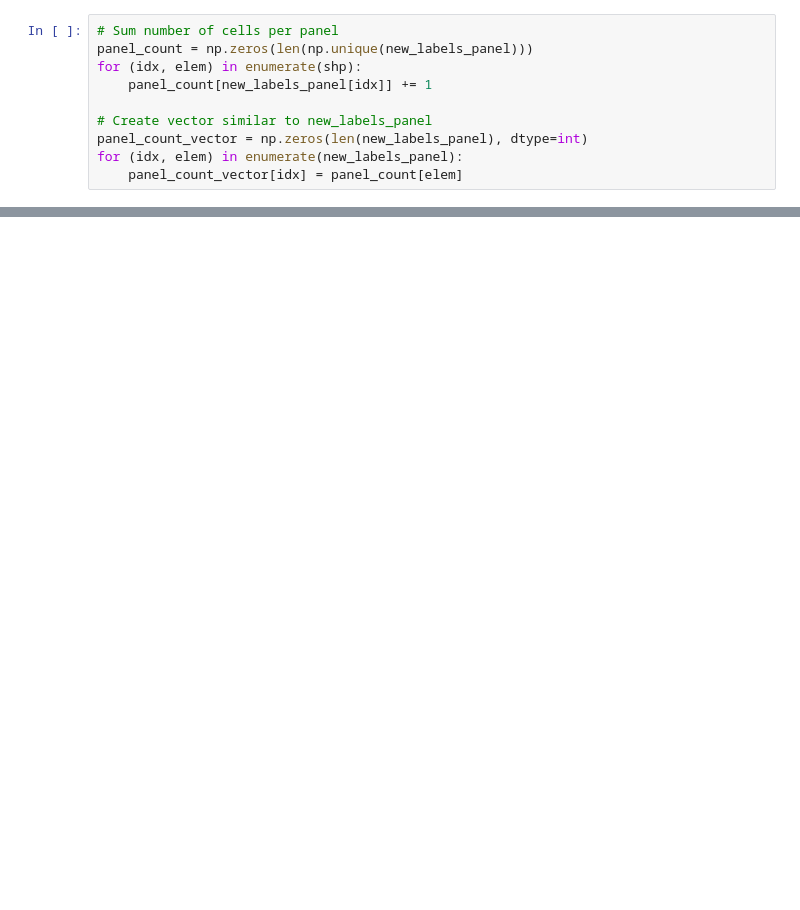
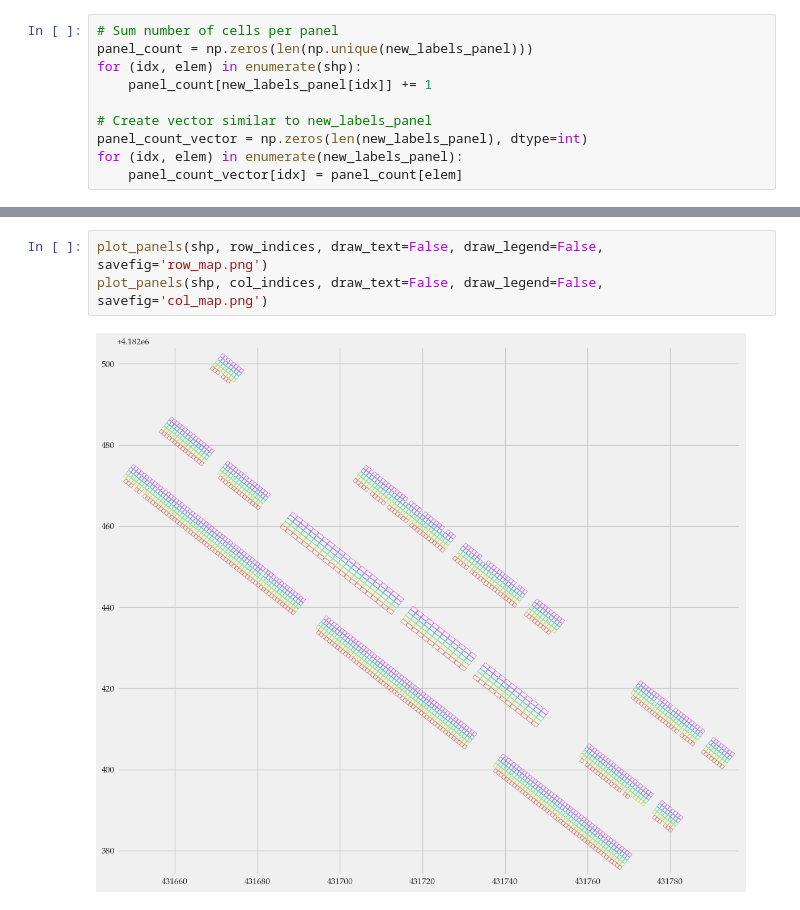
Before and after one commit to AlfonsoLRz/SolarPanelNaming, a Jupyter notebook: panel_naming.ipynb, the cells around one changed output, grey strips where cells are left out. Cells and saved outputs as stored; diff of their text form; blank space fills up the shorter version.

```diff
--- a/panel_naming.ipynb
+++ b/panel_naming.ipynb
@@ -261,0 +272,5 @@ plot_panels(shp, new_labels_cell, draw_text=False, draw_legend=False, savefig='p
+# %%
+plot_panels(shp, row_indices, draw_text=False, draw_legend=False, savefig='row_map.png')
+plot_panels(shp, col_indices, draw_text=False, draw_legend=False, savefig='col_map.png')
+# %% [output]
+[figure, added]
```
Also changed, not shown: parts of 9 cells of this notebook, 9 other files.
